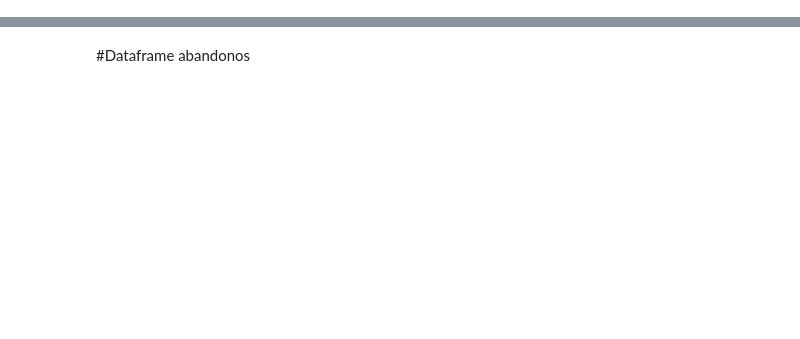
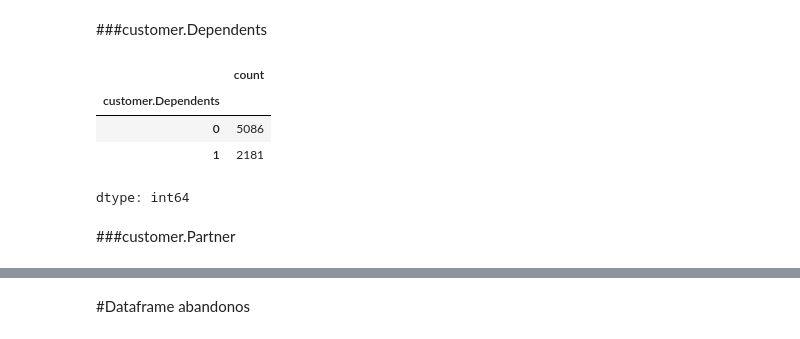
Before and after one commit to TiagoPonti/TelecomX, a Jupyter notebook: TelecomX.ipynb, the cells around one changed output, grey strips where cells are left out. Cells and saved outputs as stored; diff of their text form; code cells hidden in the pictures; blank space fills up the shorter version.

```diff
--- a/TelecomX.ipynb
+++ b/TelecomX.ipynb
@@ -159,0 +143,14 @@ memory usage: 993.7+ KB
+# %% [markdown]
+###customer.Dependents
+# %%
+df['customer.Dependents']
+df['customer.Dependents'] = (df['customer.Dependents'] == 'Yes').astype(int)
+df['customer.Dependents'].value_counts()
+# %% [output]
+|  | count |
+| customer.Dependents |  |
+| 0 | 5086 |
+| 1 | 2181 |
+dtype: int64
+# %% [markdown]
+###customer.Partner
```
Also changed, not shown: parts of 41 cells of this notebook.
